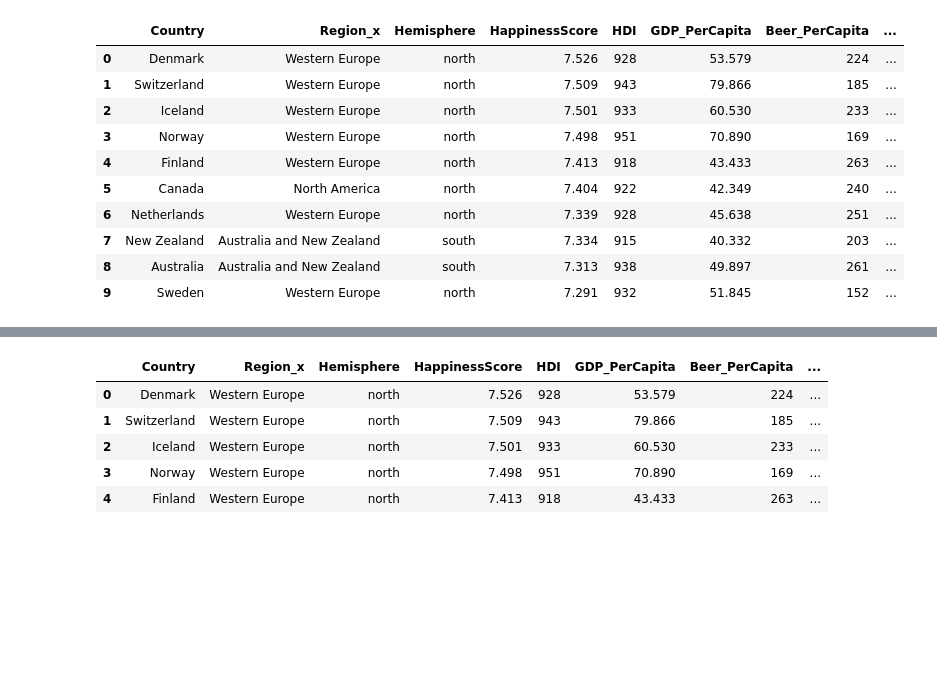
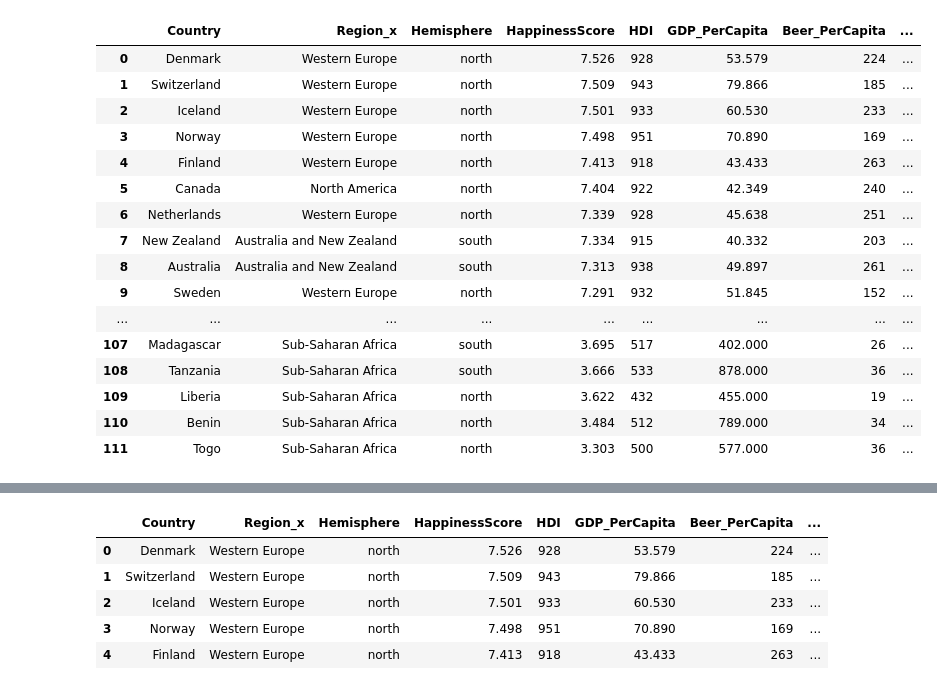
Before and after one commit to katmama/Project-Happy-Hour-1, a Jupyter notebook: project_merge_data.ipynb, the cells around one changed output, grey strips where cells are left out. Cells and saved outputs as stored; diff of their text form; code cells hidden in the pictures; blank space fills up the shorter version.

```diff
--- a/project_merge_data.ipynb
+++ b/project_merge_data.ipynb
@@ -16,18 +16,24 @@ income_study_df.rename(columns = {'Economy' : 'Country'}, inplace = True)
 # %%
 alcohol_study = pd.merge(happiness_study_df, income_study_df, on = "Country")
 
-alcohol_study.head(10)
+alcohol_study
 # %% [output]
 |  | Country | Region_x | Hemisphere | HappinessScore | HDI | GDP_PerCapita | Beer_PerCapita | ... |
 | 0 | Denmark | Western Europe | north | 7.526 | 928 | 53.579 | 224 | ... |
 | 1 | Switzerland | Western Europe | north | 7.509 | 943 | 79.866 | 185 | ... |
 | 2 | Iceland | Western Europe | north | 7.501 | 933 | 60.530 | 233 | ... |
 | 3 | Norway | Western Europe | north | 7.498 | 951 | 70.890 | 169 | ... |
 | 4 | Finland | Western Europe | north | 7.413 | 918 | 43.433 | 263 | ... |
 | 5 | Canada | North America | north | 7.404 | 922 | 42.349 | 240 | ... |
 | 6 | Netherlands | Western Europe | north | 7.339 | 928 | 45.638 | 251 | ... |
 | 7 | New Zealand | Australia and New Zealand | south | 7.334 | 915 | 40.332 | 203 | ... |
 | 8 | Australia | Australia and New Zealand | south | 7.313 | 938 | 49.897 | 261 | ... |
 | 9 | Sweden | Western Europe | north | 7.291 | 932 | 51.845 | 152 | ... |
+| ... | ... | ... | ... | ... | ... | ... | ... | ... |
+| 107 | Madagascar | Sub-Saharan Africa | south | 3.695 | 517 | 402.000 | 26 | ... |
+| 108 | Tanzania | Sub-Saharan Africa | south | 3.666 | 533 | 878.000 | 36 | ... |
+| 109 | Liberia | Sub-Saharan Africa | north | 3.622 | 432 | 455.000 | 19 | ... |
+| 110 | Benin | Sub-Saharan Africa | north | 3.484 | 512 | 789.000 | 34 | ... |
+| 111 | Togo | Sub-Saharan Africa | north | 3.303 | 500 | 577.000 | 36 | ... |
 # %%
 final_alcohol = alcohol_study.drop(columns=['Code', 'Region_y'])
```
Also changed, not shown: parts of 3 cells of this notebook.
